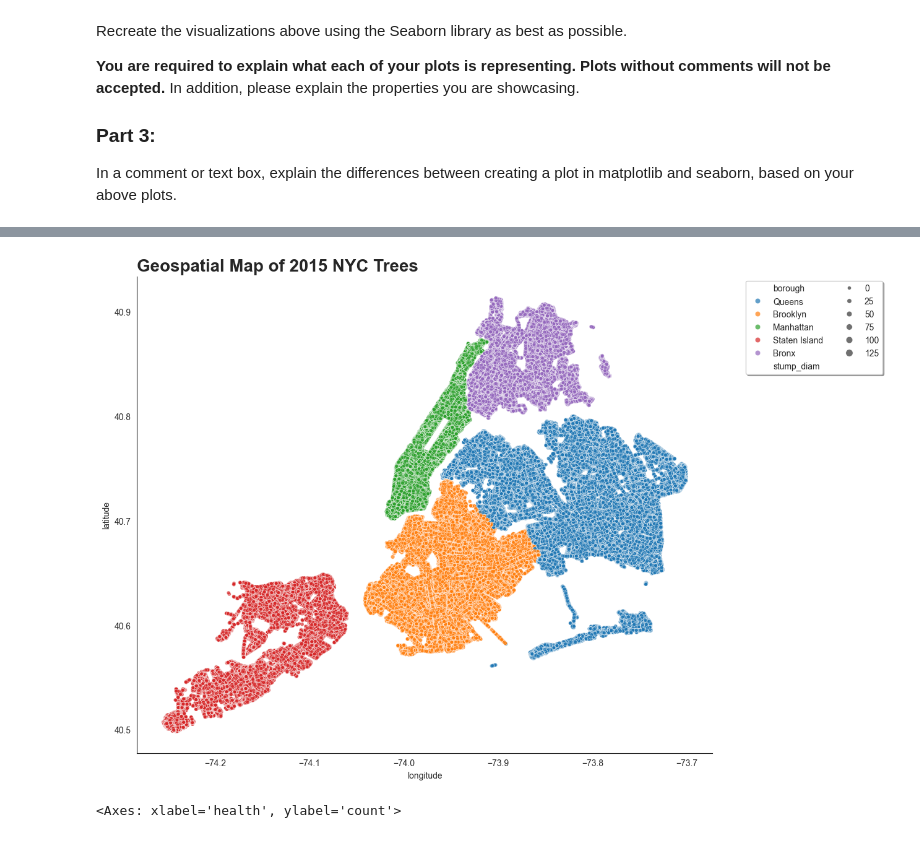
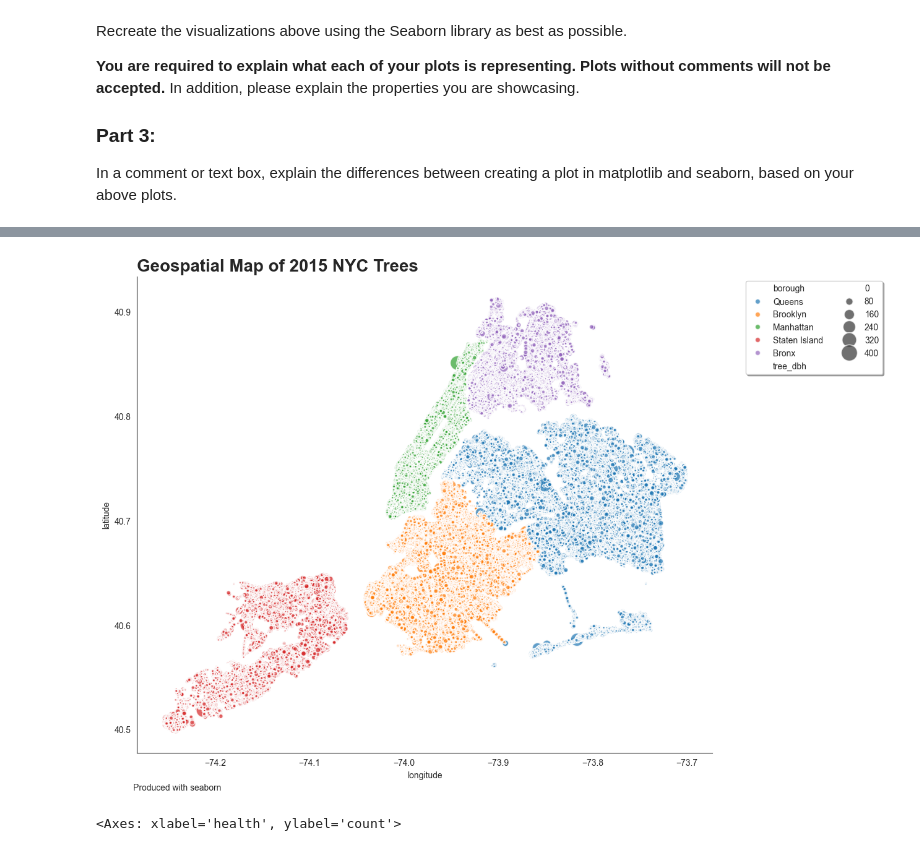
Before and after one commit to kevinhav/data602_assign_8, a Jupyter notebook: 08_assignment.ipynb, the cells around one changed output, grey strips where cells are left out. Cells and saved outputs as stored; diff of their text form; code cells hidden in the pictures.

```diff
--- a/08_assignment.ipynb
+++ b/08_assignment.ipynb
@@ -219,20 +262,29 @@ In a comment or text box, explain the differences between creating a plot in mat
 # %%
 plt.subplots(figsize=(12, 10))
 sns.set_style("white")
 sns.scatterplot(
-    df, x="longitude", y="latitude", hue="borough", size="stump_diam", alpha=0.7
+    df,
+    x="longitude",
+    y="latitude",
+    hue="borough",
+    size="tree_dbh",
+    sizes=(0, 400),
+    alpha=0.7,
+    edgecolors="white",
+    linewidth=1.2,
 )
 
 plt.title("Geospatial Map of 2015 NYC Trees", loc="left", weight="bold", size="20")
 # plt.xticks([40.4, 40.5, 40.6, 40.7, 40.8, 40.9, 41.0])
 # TODO adjust legend so it fits both
 plt.legend(fontsize="medium")
 plt.gca().legend(
     loc="upper left", bbox_to_anchor=(1.05, 1), fancybox=True, shadow=True, ncol=2
 )
+plt.figtext(0.12, 0.05, "Produced with seaborn", horizontalalignment="left")
 sns.despine()
 # %% [output]
-[figure, old version]
+[figure, new version]
 # %%
 sns.countplot(df, x="health", hue="status")
 # %% [output]
```
Also changed, not shown: parts of 2 cells of this notebook.
